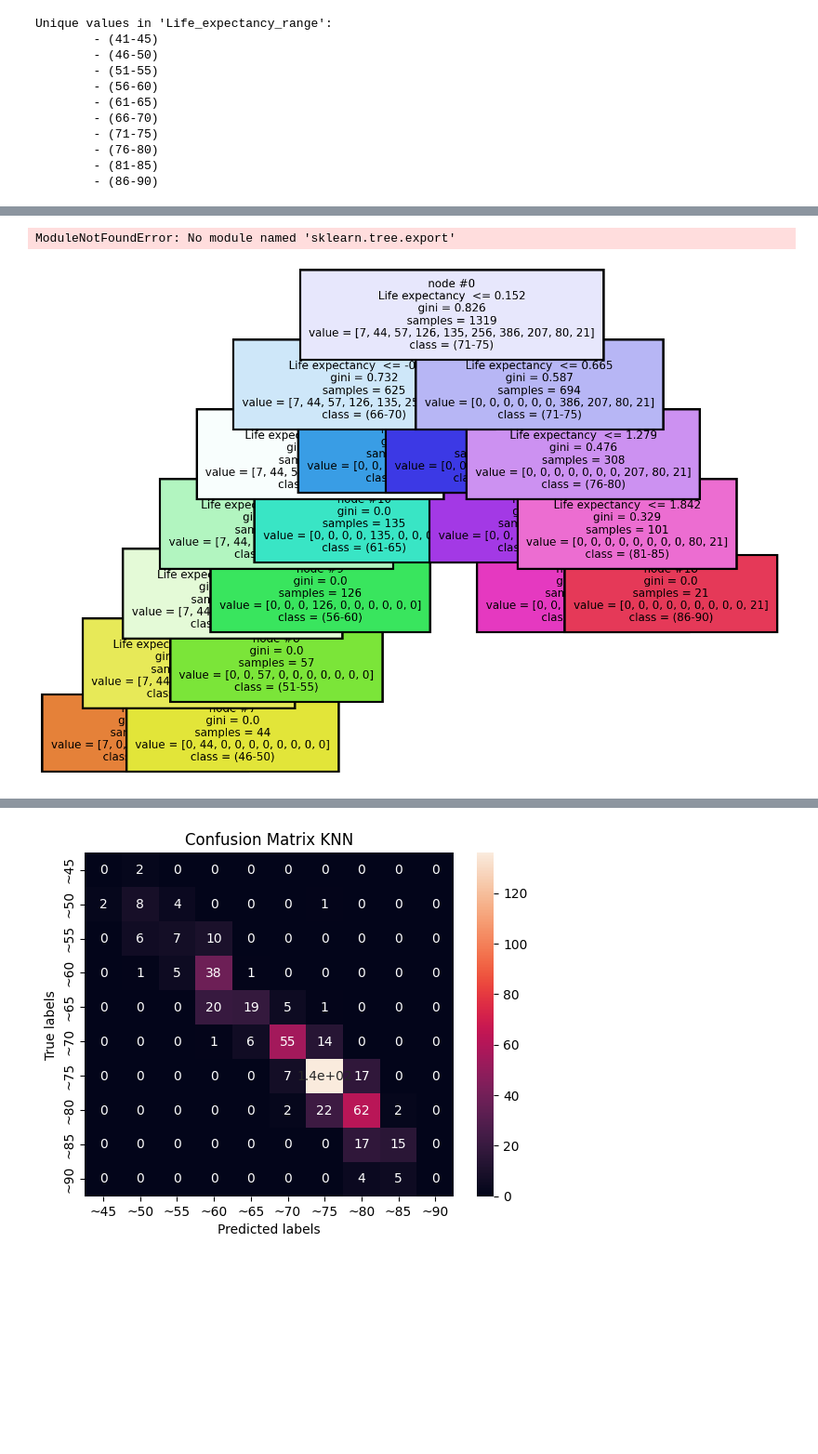
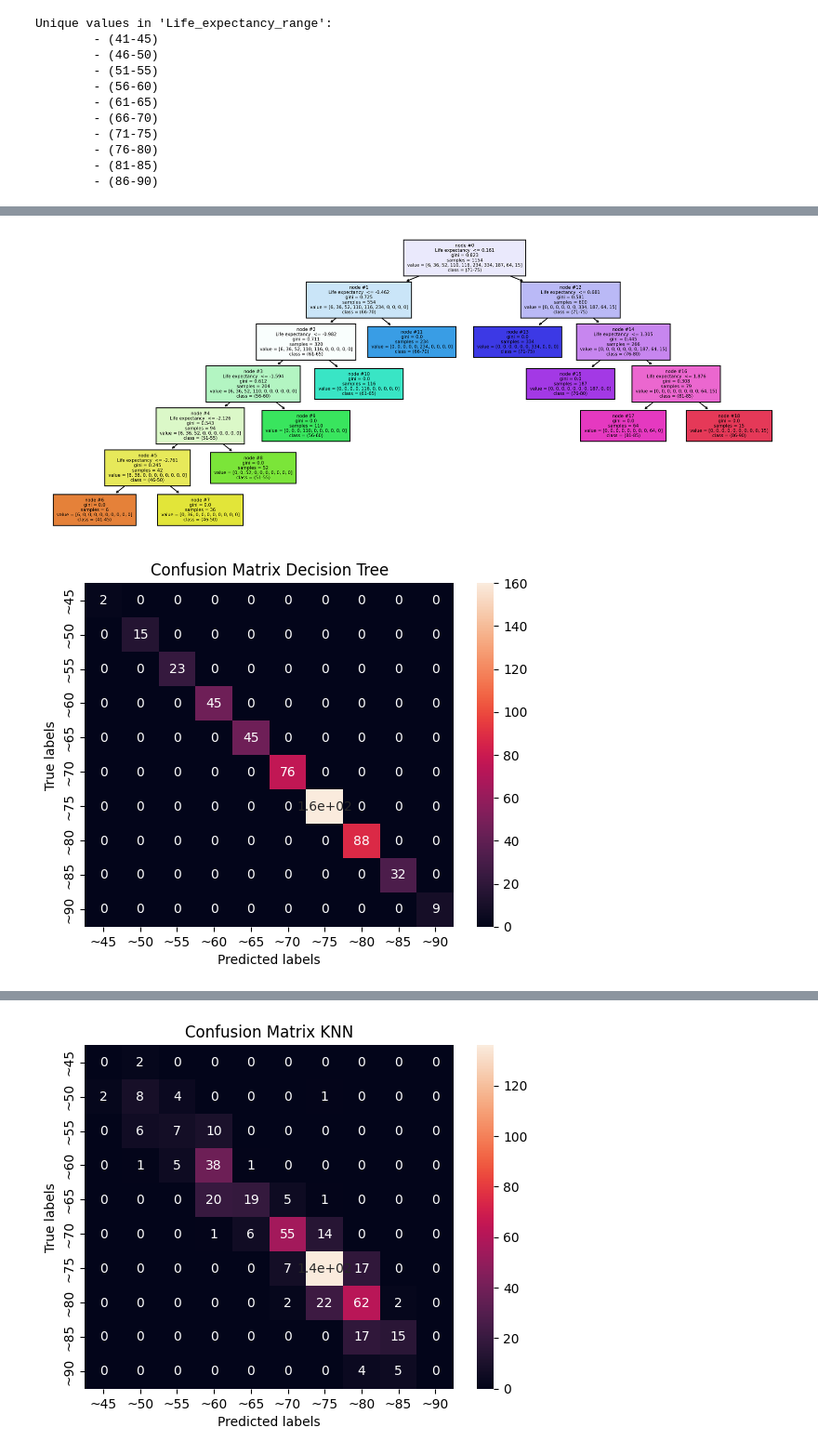
Before and after one commit to LLegler89/Portfolio, a Jupyter notebook: Data_Mining_Life_Expectancy_Data.ipynb, the cells around one changed output, grey strips where cells are left out. Shown at 93% size. Cells and saved outputs as stored; diff of their text form; code cells hidden in the pictures; blank space fills up the shorter version.

```diff
--- a/Data_Mining_Life_Expectancy_Data.ipynb
+++ b/Data_Mining_Life_Expectancy_Data.ipynb
@@ -156,31 +167,48 @@ Decision Tree Cross-Validation Scores: [1. 1. 1. 1. 1.]
 kNN Cross-Validation Scores: [0.22424242 0.19393939 0.17272727 0.16969697 0.17021277]
 0.19 accuracy with a standard deviation of 0.02
-# %%
-from sklearn.tree.export import export_graphviz
-
-dot_data = export_graphviz(dt_classifier, out_file=None, feature_names=X_train.columns)
-
-# Visualize the decision tree using Matplotlib
-plt.figure(figsize=(8, 6))
-plt.graphviz(dot_data, fontsize=12, node_color='lightblue2', edge_color='gray')
-plt.title('Decision Tree')
-plt.show()
-# %% [output]
-ModuleNotFoundError: No module named 'sklearn.tree.export'
 # %%
 from sklearn.tree import plot_tree
 from sklearn.neighbors import KNeighborsClassifier
 from sklearn.metrics import confusion_matrix
 
 
 
-fig, axes = plt.subplots(nrows = 1, ncols = 1, figsize = (5, 4), dpi=300)
+fig, axes = plt.subplots(nrows = 1, ncols = 1, figsize = (15, 6), dpi=300)
 plot_tree(dt_classifier,
            feature_names = X_train.columns,
            class_names = ['(41-45)', '(46-50)', '(51-55)', '(56-60)', '(61-65)', '(66-70)', '(71-75)', '(76-80)', '(81-85)','(86-90)'],
            filled = True,
            node_ids = True,
            fontsize=5)
 plt.show()
 # %% [output]
-[figure, old version]
+[figure, new version]
+# %%
+import matplotlib.pyplot as plt
+import seaborn as sns
+
+# Get predictions
+y_pred = dt_classifier.predict(X_test_std)
+
+# Create confusion matrix
+cm = confusion_matrix(y_test, y_pred)
+
+# Set up plot
+ax = plt.subplot()
+
+# Create heatmap
+sns.heatmap(cm, annot=True, ax=ax)  # Annotate cells with values
+
+# Set labels
+ax.set_xlabel('Predicted labels')
+ax.set_ylabel('True labels')
+ax.set_xticklabels(['~45', '~50', '~55', '~60', '~65', '~70', '~75', '~80', '~85','~90'])  # Use column labels as x-axis tick labels
+ax.set_yticklabels(['~45', '~50', '~55', '~60', '~65', '~70', '~75', '~80', '~85','~90'])  # Use column labels as y-axis tick labels
+
+# Set title
+ax.set_title('Confusion Matrix Decision Tree')
+
+# Display the plot
+plt.show()
+# %% [output]
+[figure, added]
```
Also changed, not shown: parts of 9 cells of this notebook.
